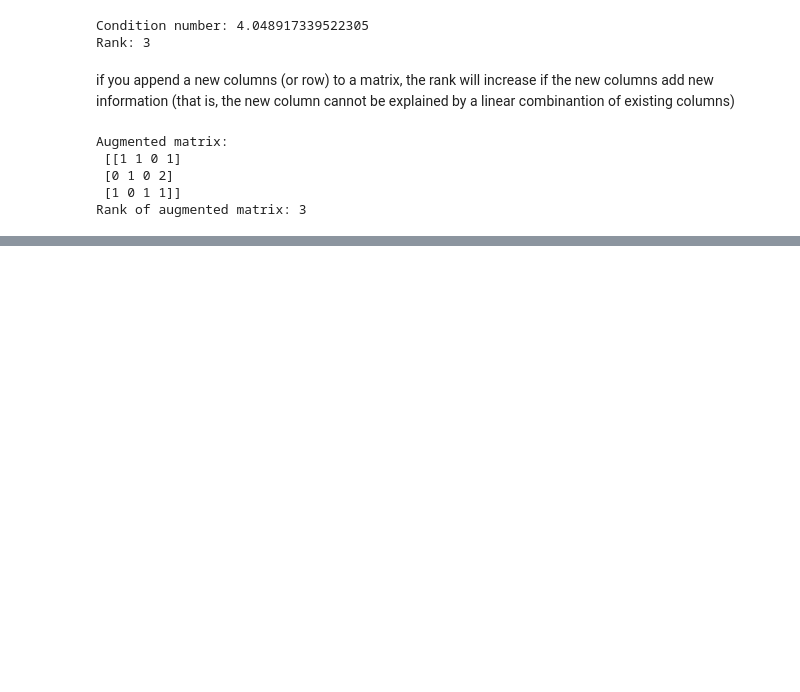
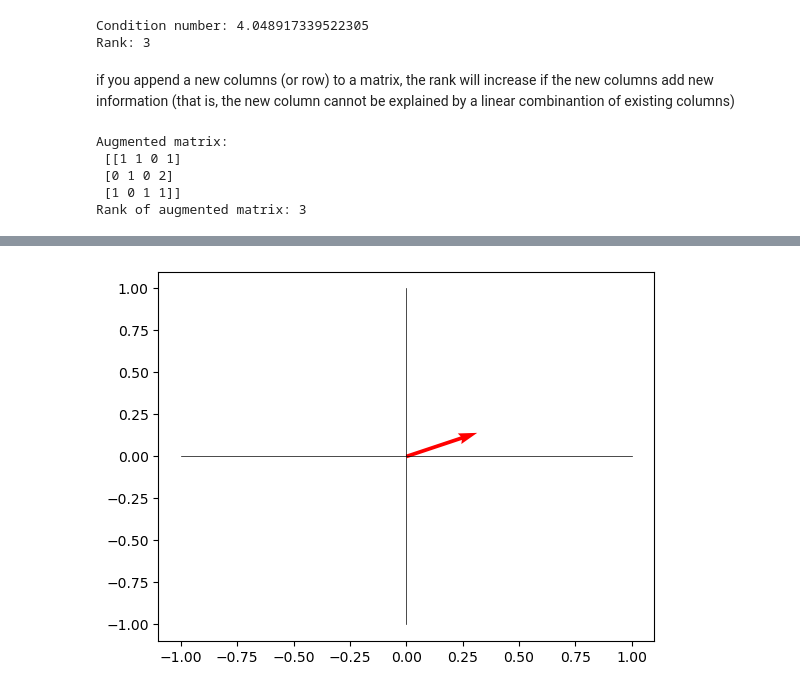
Before and after one commit to dguari1/BME3240_2021, a Jupyter notebook: Linear_Algebra.ipynb, the cells around one changed output, grey strips where cells are left out. Saved outputs shown, nothing was run; the diff lists cells and outputs as text; code cells hidden in the pictures; blank space fills up the shorter version.

```diff
--- a/Linear_Algebra.ipynb
+++ b/Linear_Algebra.ipynb
@@ -311,0 +326,12 @@ Rank of augmented matrix: 3
+# %%
+import numpy as np
+import matplotlib.pyplot as plt
+V = np.array([[3],[1]])
+origin = np.array([[0], [0]]) # origin point
+
+plt.quiver(0,0,*V, color=['r'], scale=21)
+plt.plot([-1,1],[0,0], lw=0.5, color = 'k')
+plt.plot([0,0],[-1,1], lw=0.5, color = 'k')
+plt.show()
+# %% [output]
+[figure, added]
```
Also changed, not shown: parts of 19 cells of this notebook.
